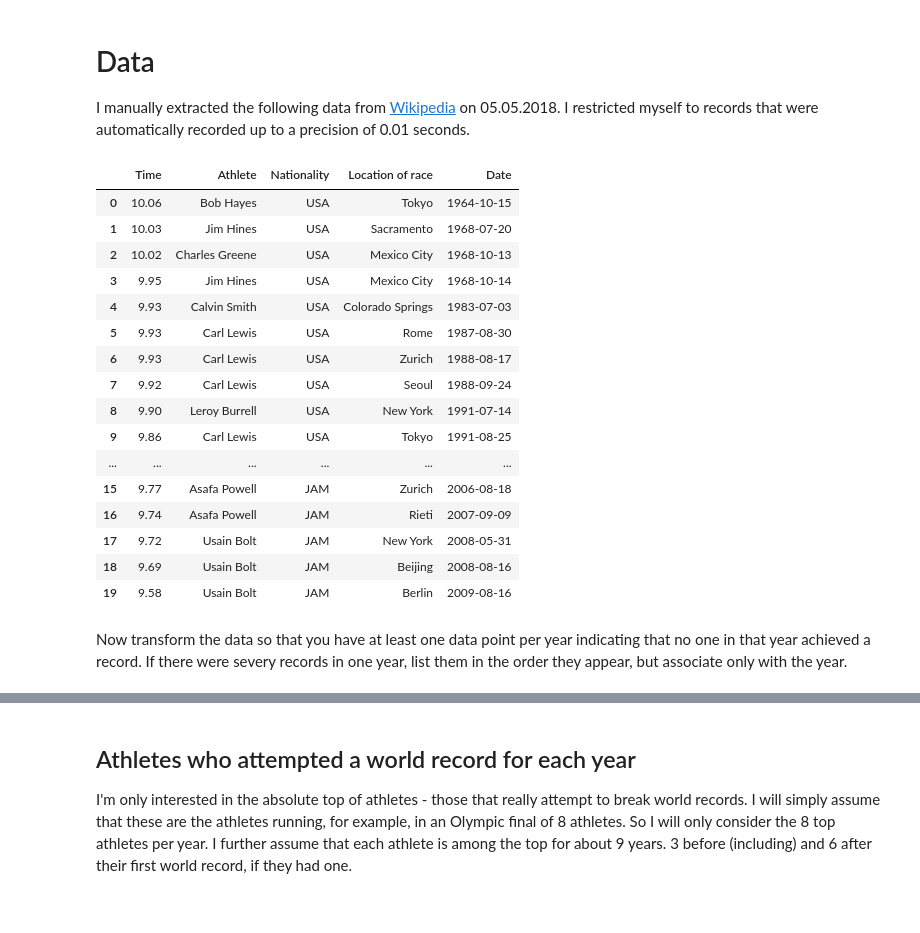
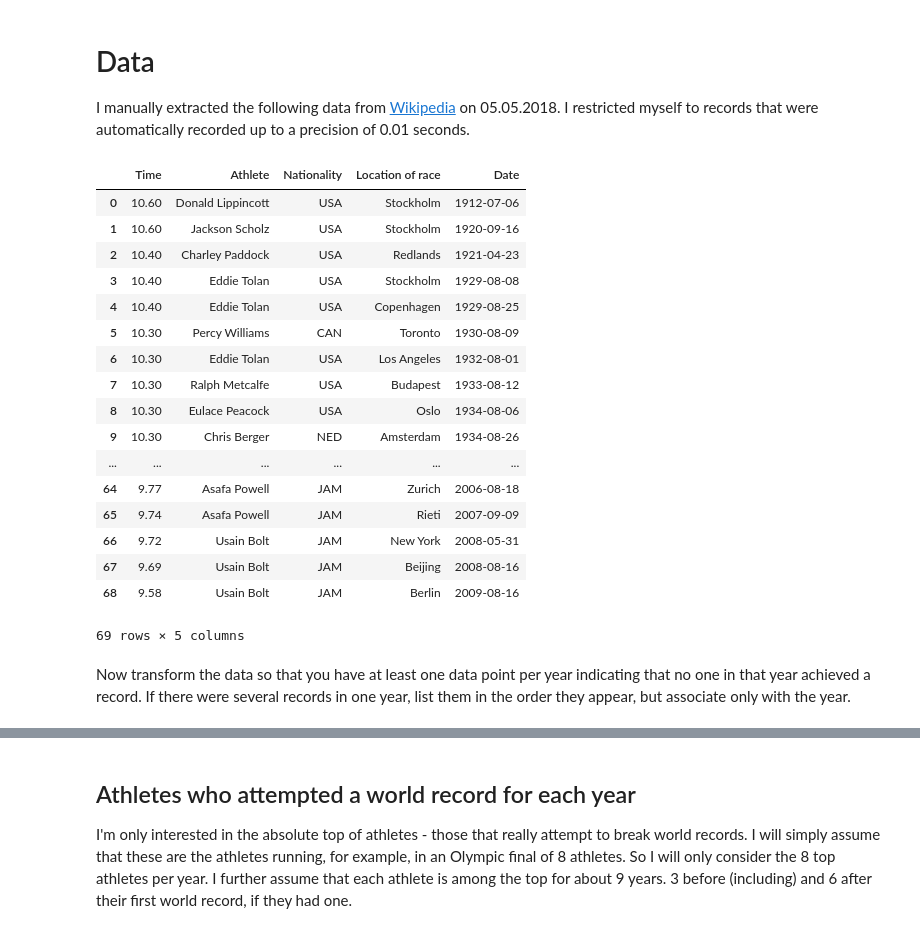
Before and after one commit to sbitzer/100m, a Jupyter notebook: GP_Stan_analysis.ipynb, the cells around one changed output, grey strips where cells are left out. Saved outputs shown, nothing was run; the diff lists cells and outputs as text; code cells hidden in the pictures.

```diff
--- a/GP_Stan_analysis.ipynb
+++ b/GP_Stan_analysis.ipynb
@@ -10,28 +23,29 @@ INFO:pystan:COMPILING THE C++ CODE FOR MODEL anon_model_5493745dd20f1902a3f7d1f3
 # Data
 I manually extracted the following data from [Wikipedia](https://en.wikipedia.org/wiki/Men%27s_100_metres_world_record_progression#Records_from_1977) on 05.05.2018. I restricted myself to records that were automatically recorded up to a precision of 0.01 seconds.
 # %%
-data = pd.read_csv("100m_records_only.csv", sep=';', skiprows=1, parse_dates=['Date'])
+data = pd.read_csv("100m_records_only.csv", sep=';', skiprows=2, parse_dates=['Date'])
 data
 # %% [output]
 |  | Time | Athlete | Nationality | Location of race | Date |
-| 0 | 10.06 | Bob Hayes | USA | Tokyo | 1964-10-15 |
-| 1 | 10.03 | Jim Hines | USA | Sacramento | 1968-07-20 |
-| 2 | 10.02 | Charles Greene | USA | Mexico City | 1968-10-13 |
-| 3 | 9.95 | Jim Hines | USA | Mexico City | 1968-10-14 |
-| 4 | 9.93 | Calvin Smith | USA | Colorado Springs | 1983-07-03 |
-| 5 | 9.93 | Carl Lewis | USA | Rome | 1987-08-30 |
-| 6 | 9.93 | Carl Lewis | USA | Zurich | 1988-08-17 |
-| 7 | 9.92 | Carl Lewis | USA | Seoul | 1988-09-24 |
-| 8 | 9.90 | Leroy Burrell | USA | New York | 1991-07-14 |
-| 9 | 9.86 | Carl Lewis | USA | Tokyo | 1991-08-25 |
+| 0 | 10.60 | Donald Lippincott | USA | Stockholm | 1912-07-06 |
+| 1 | 10.60 | Jackson Scholz | USA | Stockholm | 1920-09-16 |
+| 2 | 10.40 | Charley Paddock | USA | Redlands | 1921-04-23 |
+| 3 | 10.40 | Eddie Tolan | USA | Stockholm | 1929-08-08 |
+| 4 | 10.40 | Eddie Tolan | USA | Copenhagen | 1929-08-25 |
+| 5 | 10.30 | Percy Williams | CAN | Toronto | 1930-08-09 |
+| 6 | 10.30 | Eddie Tolan | USA | Los Angeles | 1932-08-01 |
+| 7 | 10.30 | Ralph Metcalfe | USA | Budapest | 1933-08-12 |
+| 8 | 10.30 | Eulace Peacock | USA | Oslo | 1934-08-06 |
+| 9 | 10.30 | Chris Berger | NED | Amsterdam | 1934-08-26 |
 | ... | ... | ... | ... | ... | ... |
-| 15 | 9.77 | Asafa Powell | JAM | Zurich | 2006-08-18 |
-| 16 | 9.74 | Asafa Powell | JAM | Rieti | 2007-09-09 |
-| 17 | 9.72 | Usain Bolt | JAM | New York | 2008-05-31 |
-| 18 | 9.69 | Usain Bolt | JAM | Beijing | 2008-08-16 |
-| 19 | 9.58 | Usain Bolt | JAM | Berlin | 2009-08-16 |
+| 64 | 9.77 | Asafa Powell | JAM | Zurich | 2006-08-18 |
+| 65 | 9.74 | Asafa Powell | JAM | Rieti | 2007-09-09 |
+| 66 | 9.72 | Usain Bolt | JAM | New York | 2008-05-31 |
+| 67 | 9.69 | Usain Bolt | JAM | Beijing | 2008-08-16 |
+| 68 | 9.58 | Usain Bolt | JAM | Berlin | 2009-08-16 |
+69 rows × 5 columns
 # %% [markdown]
-Now transform the data so that you have at least one data point per year indicating that no one in that year achieved a record. If there were severy records in one year, list them in the order they appear, but associate only with the year.
+Now transform the data so that you have at least one data point per year indicating that no one in that year achieved a record. If there were several records in one year, list them in the order they appear, but associate only with the year.
 # %%
 yearly = data.set_index('Date')
 yearly.index = yearly.index.map(lambda d: d.year)
```
Also changed, not shown: parts of 29 cells of this notebook, 1 other file.
